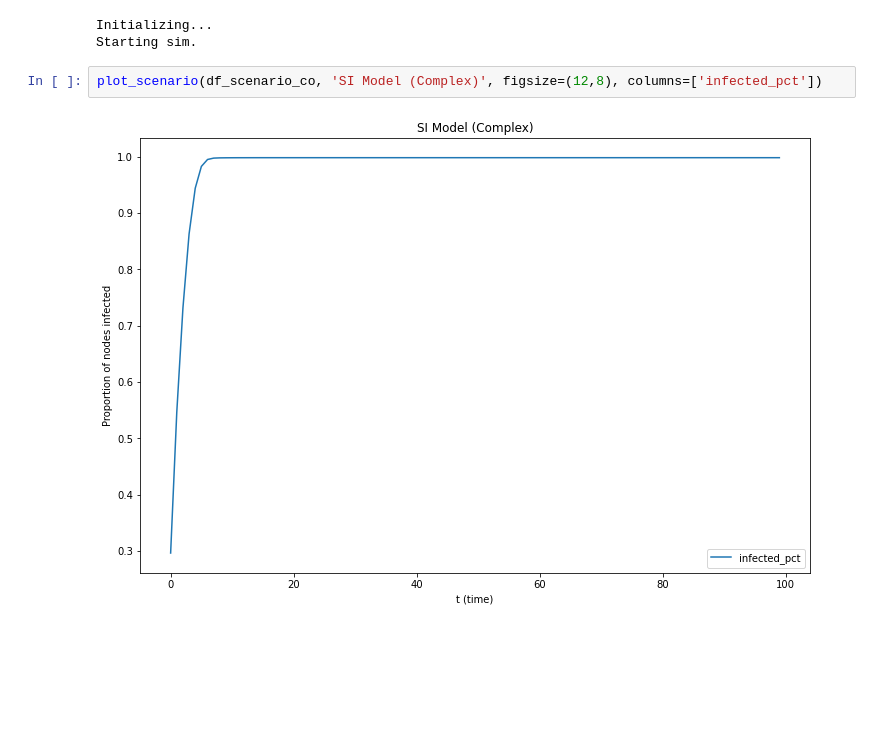
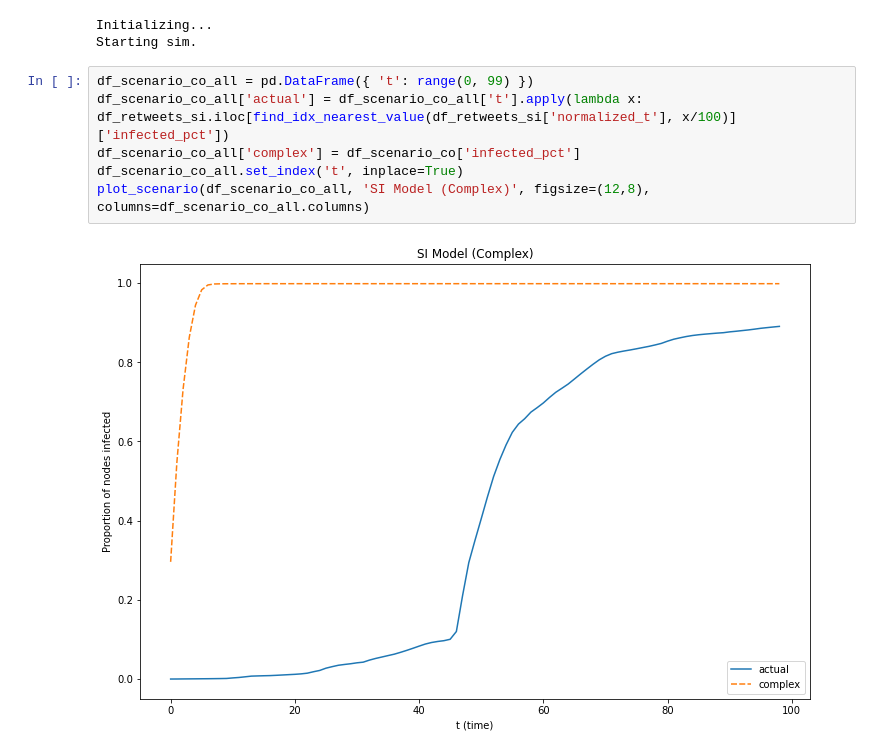
Before and after one commit to jammerware/higgs-rumor-contagion-modeling, a Jupyter notebook: project-igraph.ipynb, the cells around one changed output. Drawn from its saved outputs; the diff is of its cells as text; blank space fills up the shorter version.

```diff
--- a/project-igraph.ipynb
+++ b/project-igraph.ipynb
@@ -336,7 +367,11 @@ df_scenario_co = run_sim_optim(graph_followers, list(df_followers['followed_user
 # %% [output]
 Initializing...
 Starting sim.
-# %%
-plot_scenario(df_scenario_co, 'SI Model (Complex)', figsize=(12,8), columns=['infected_pct'])
-# %% [output]
-[figure, removed]
+# %%
+df_scenario_co_all = pd.DataFrame({ 't': range(0, 99) })
+df_scenario_co_all['actual'] = df_scenario_co_all['t'].apply(lambda x: df_retweets_si.iloc[find_idx_nearest_value(df_retweets_si['normalized_t'], x/100)]['infected_pct'])
+df_scenario_co_all['complex'] = df_scenario_co['infected_pct']
+df_scenario_co_all.set_index('t', inplace=True)
+plot_scenario(df_scenario_co_all, 'SI Model (Complex)', figsize=(12,8), columns=df_scenario_co_all.columns)
+# %% [output]
+[figure, added]
```
Also changed, not shown: parts of 16 cells of this notebook.
